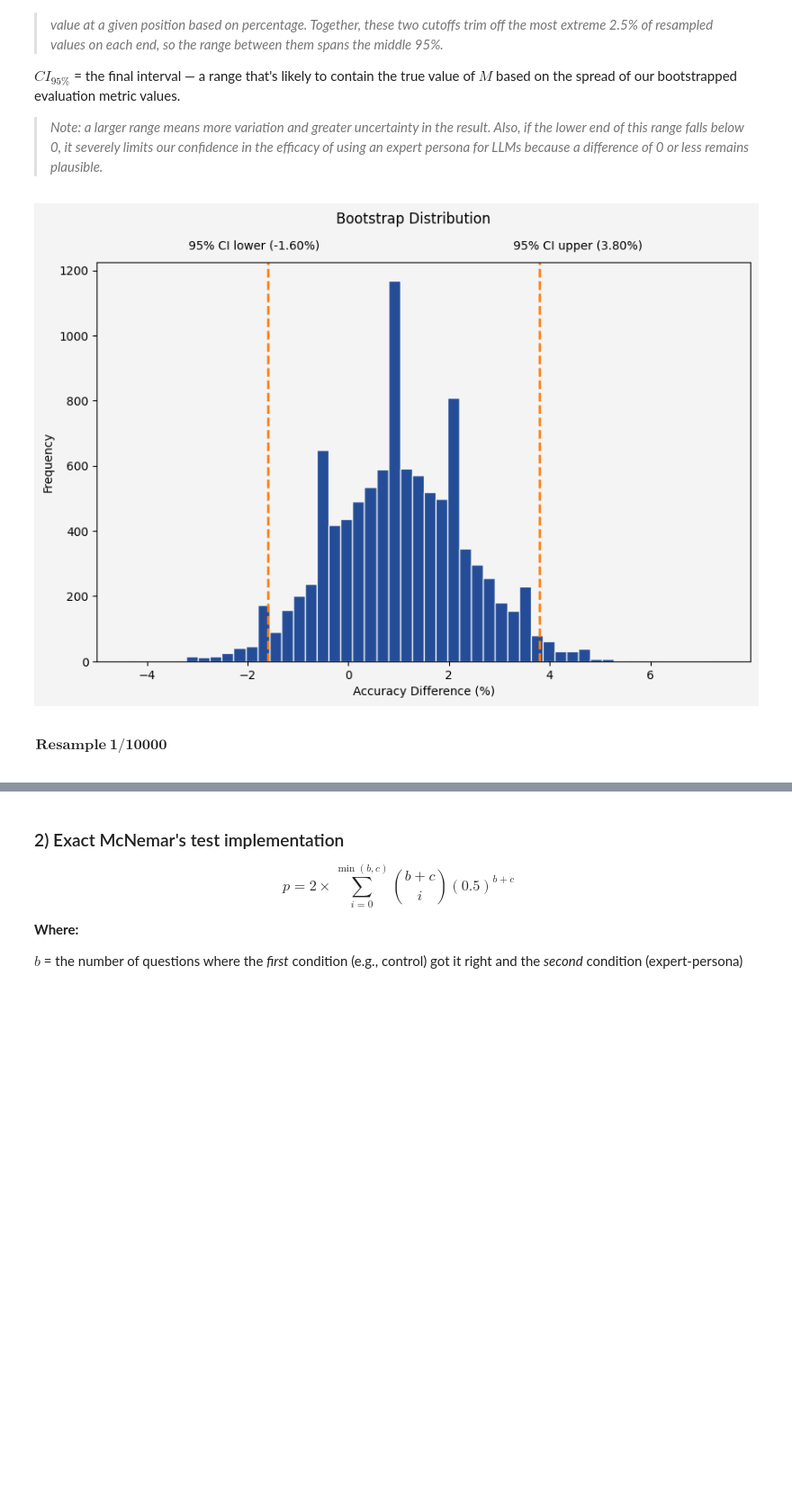
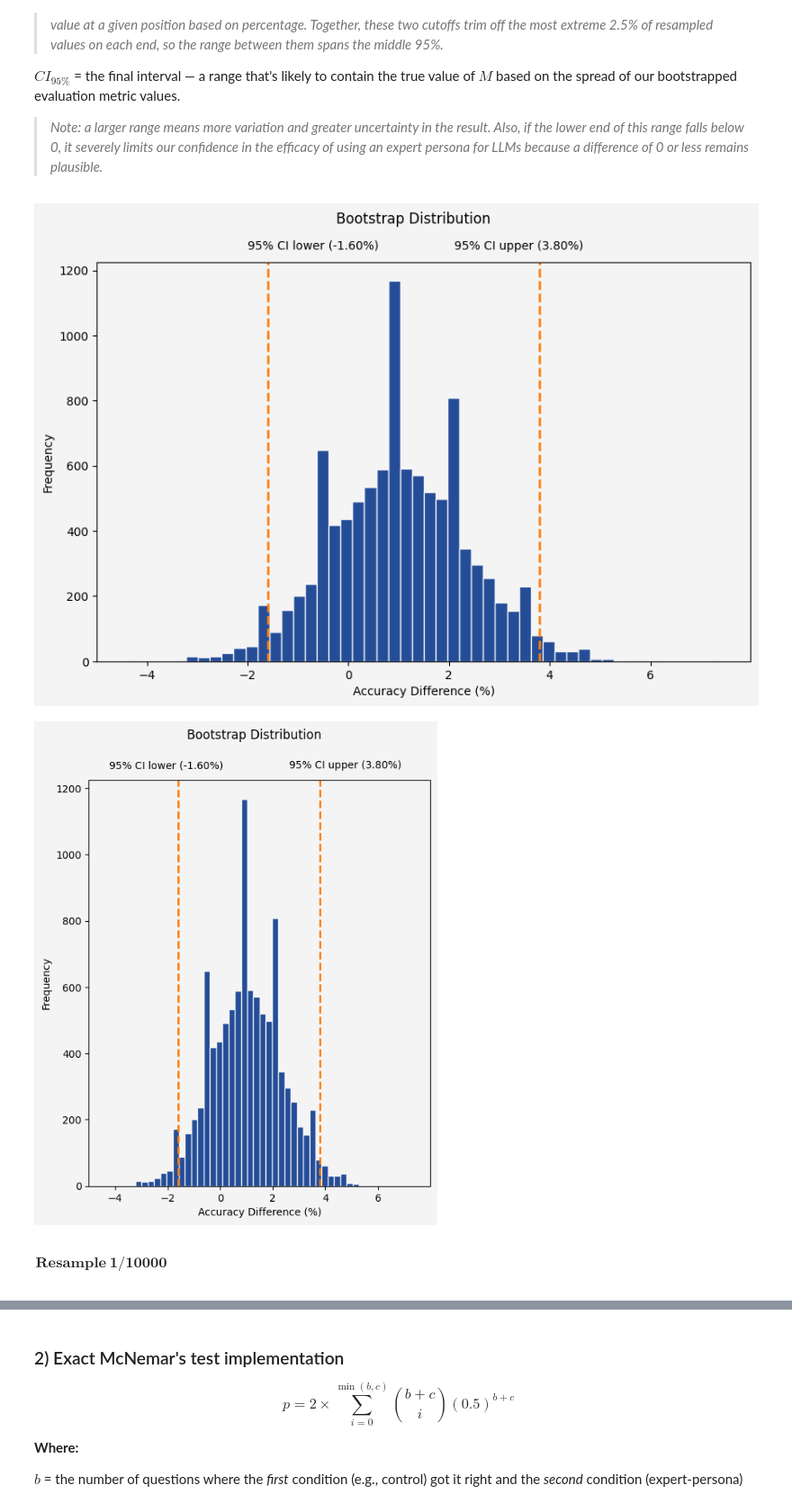
Before and after one commit to jcarterlab/expert-persona-eval, a Jupyter notebook: eval_analysis.ipynb, the cells around one changed output, grey strips where cells are left out. Shown at 90% size. Drawn from its saved outputs; the diff is of its cells as text; code cells hidden in the pictures; blank space fills up the shorter version.

Commit message:
chore: test plot size for mobile version

```diff
--- a/eval_analysis.ipynb
+++ b/eval_analysis.ipynb
@@ -299,7 +299,13 @@ print()
 
 
 # bootstrap distribution vizz
-def create_bootstrapp_vizz(fig_width, fig_height, plot_name, show=True):
+def create_bootstrapp_vizz(
+    fig_width,
+    fig_height,
+    col_spacing,
+    plot_name,
+    show=True
+):
 
     fig, ax = plt.subplots(figsize=(fig_width, fig_height))
 
@@ -336,7 +342,7 @@ def create_bootstrapp_vizz(fig_width, fig_height, plot_name, show=True):
         loc='lower center',
         bbox_to_anchor=(0.4875, 1),
         ncol=2,
-        columnspacing=16.5,
+        columnspacing=6.5,
         handlelength=0,
         handletextpad=0,
         frameon=False
@@ -345,7 +351,7 @@ def create_bootstrapp_vizz(fig_width, fig_height, plot_name, show=True):
     plt.subplots_adjust(top=0.9)
 
     fig.savefig(
-        f'assets/{plot_name}.png',
+        f'assets/{plot_name}.svg',
         format="svg",
         dpi=600,
         bbox_inches="tight"
@@ -356,40 +362,44 @@ def create_bootstrapp_vizz(fig_width, fig_height, plot_name, show=True):
 
 fig_width = [10, 6]
 fig_height = [6, 7]
+col_spacing = [16.5, 5]
 names = ['bootstrap_histogram_desktop', 'bootstrap_histogram_mobile']
-show = [True, False]
+show = [True, True]
 
 for i, name in enumerate(names):
 
     create_bootstrapp_vizz(
         fig_width[i],
         fig_height[i],
+        col_spacing[i],
         name,
         show[i]
     )
+
 
 # show results
 if verbose:
     stop = len(results)
 
     if truncate_at is not None and isinstance(truncate_at, (int)):
         stop = min(truncate_at, len(results))
 
     for i, result in enumerate(results[:stop]):
         display(Math(rf'\begin{{array}}{{l}} \\ \\ \mathbf{{Resample\ {i+1}/{n_bootstrap}}} \\ \end{{array}}'))
         display(Math(rf'\begin{{array}}{{l}} \text{{Control accuracy}} = {control[i] * 100:.2f}\% \end{{array}}'))
         display(Math(rf'\begin{{array}}{{l}} \text{{Expert accuracy}} = {expert[i] * 100:.2f}\% \\ \end{{array}}'))
         display(Math(rf'\begin{{array}}{{l}} M^{{(b)}} = {result:.2f}\% \end{{array}}'))
 
     if stop < len(results):
         print("\n\n...\n\n")
 
 display(Math(rf'\begin{{array}}{{l}} \mathbf{{Bootstrap\ results}} \\ \end{{array}}'))
 display(Math(rf'\begin{{array}}{{l}} \bar{{M}} = {results.mean():.2f}\% \end{{array}}'))
 display(Math(rf'\begin{{array}}{{l}} SE_{{\text{{boot}}}} = {results.std(ddof=1):.2f}\% \end{{array}}'))
 display(Math(rf'\begin{{array}}{{l}} CI_{{95\%}} = [{ci[0]:.2f}\%,\; {ci[1]:.2f}\%] \\ \\ \\ \\ \end{{array}}'))
 # %% [output]
-[figure, old version]
+[figure, new version]
+[figure, added]
 $\displaystyle \begin{array}{l} \\ \\ \mathbf{Resample\ 1/10000} \\ \end{array}$
 $\displaystyle \begin{array}{l} \text{Control accuracy} = 51.40\% \end{array}$
 $\displaystyle \begin{array}{l} \text{Expert accuracy} = 51.00\% \\ \end{array}$
```
Also changed, not shown: parts of 1 cell of this notebook, 2 other files.
